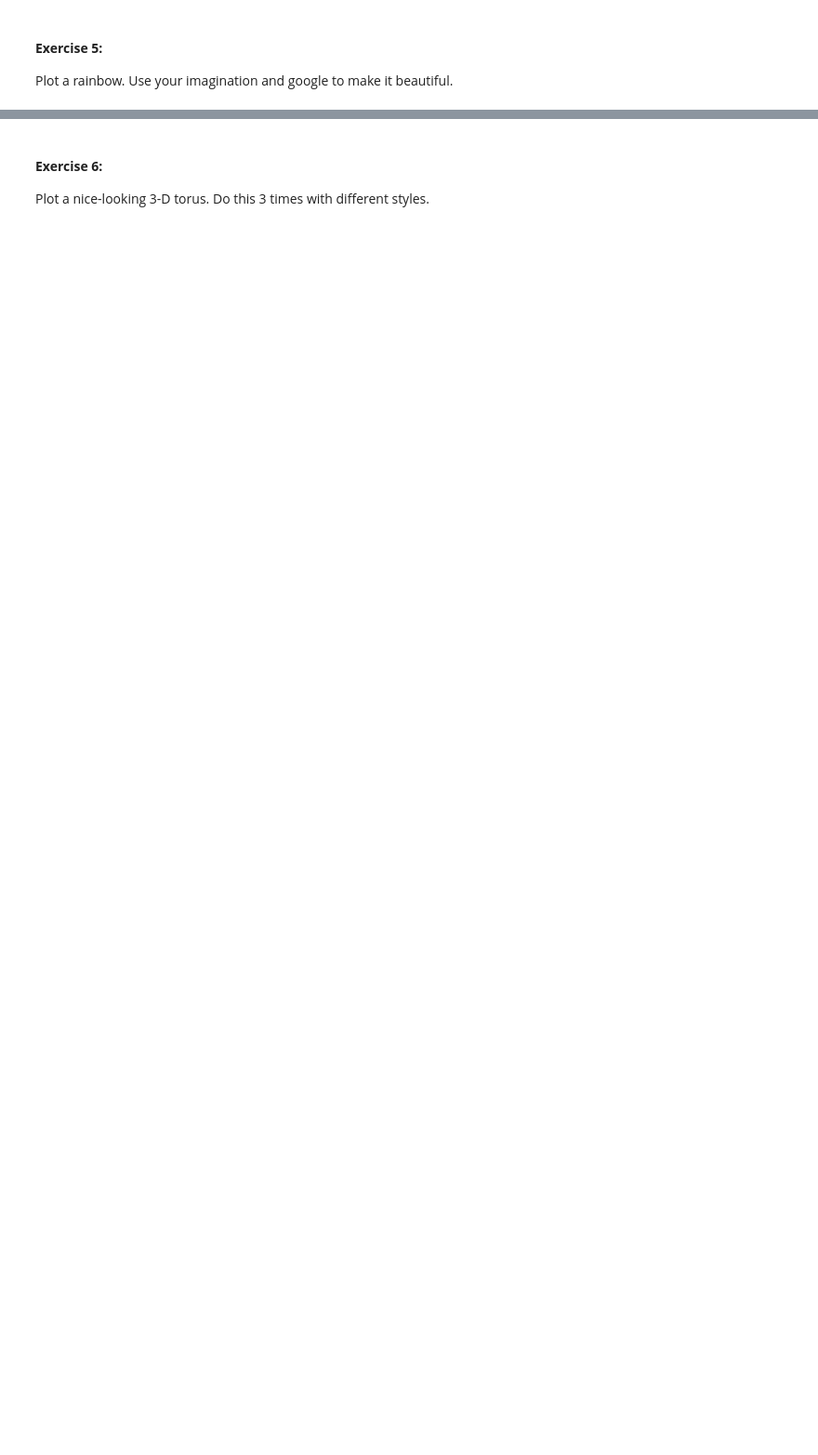
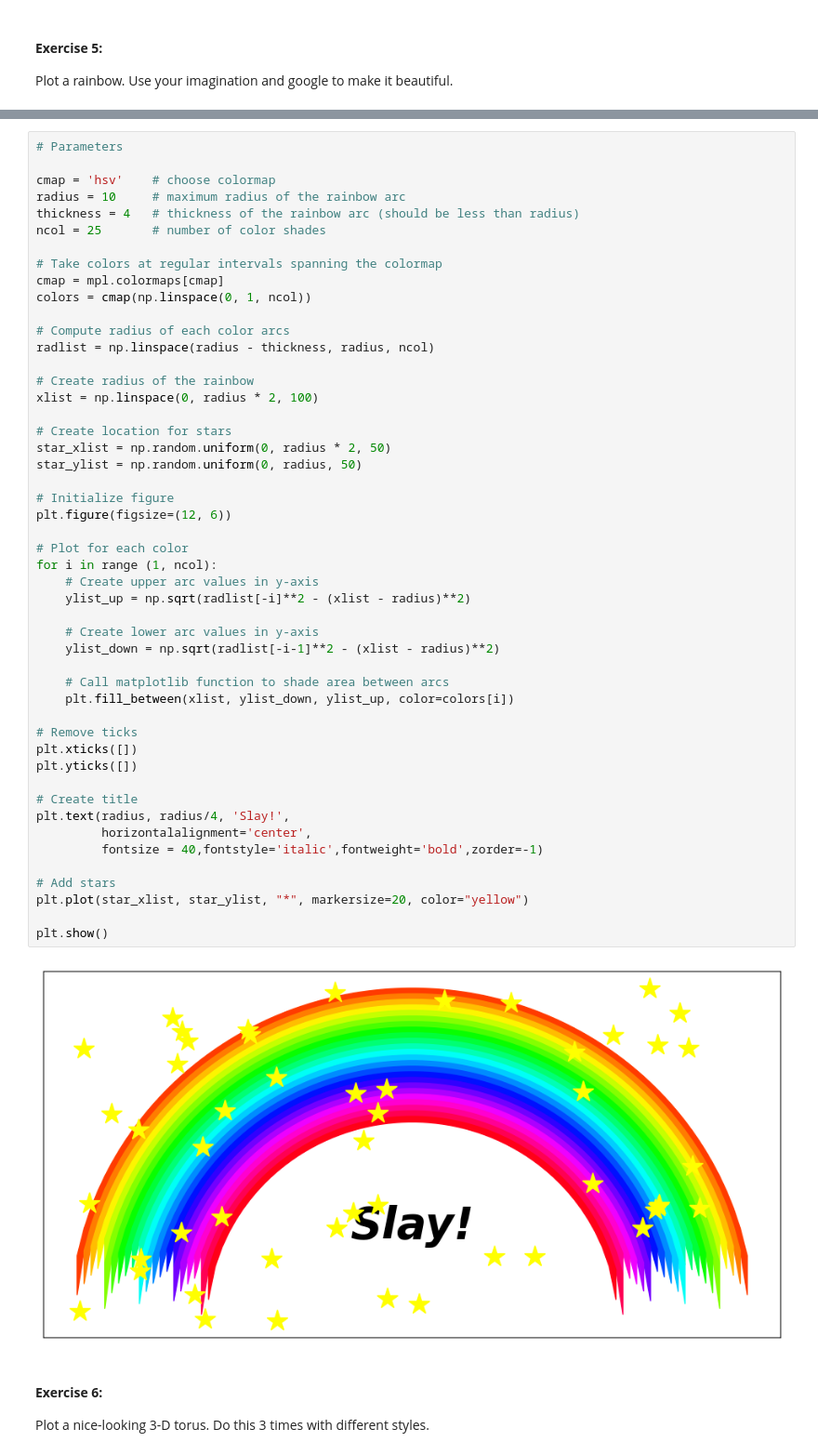
Before and after one commit to nathasya-abenita/ScientificPython_diploma26, a Jupyter notebook: Exercises2-3-4.ipynb, the cells around one changed output, grey strips where cells are left out. Shown at 93% size. Cells and saved outputs as stored; diff of their text form; blank space fills up the shorter version.

```diff
--- a/Exercises2-3-4.ipynb
+++ b/Exercises2-3-4.ipynb
@@ -65,3 +208,54 @@ Plot a rainbow. Use your imagination and google to make it beautiful.
+# %%
+# Parameters
+
+cmap = 'hsv'    # choose colormap
+radius = 10     # maximum radius of the rainbow arc
+thickness = 4   # thickness of the rainbow arc (should be less than radius)
+ncol = 25       # number of color shades
+
+# Take colors at regular intervals spanning the colormap
+cmap = mpl.colormaps[cmap]
+colors = cmap(np.linspace(0, 1, ncol))
+
+# Compute radius of each color arcs
+radlist = np.linspace(radius - thickness, radius, ncol)
+
+# Create radius of the rainbow
+xlist = np.linspace(0, radius * 2, 100)
+
+# Create location for stars
+star_xlist = np.random.uniform(0, radius * 2, 50)
+star_ylist = np.random.uniform(0, radius, 50)
+
+# Initialize figure
+plt.figure(figsize=(12, 6))
+
+# Plot for each color
+for i in range (1, ncol):
+    # Create upper arc values in y-axis
+    ylist_up = np.sqrt(radlist[-i]**2 - (xlist - radius)**2)
+
+    # Create lower arc values in y-axis
+    ylist_down = np.sqrt(radlist[-i-1]**2 - (xlist - radius)**2)
+
+    # Call matplotlib function to shade area between arcs
+    plt.fill_between(xlist, ylist_down, ylist_up, color=colors[i])
+
+# Remove ticks
+plt.xticks([])
+plt.yticks([])
+
+# Create title
+plt.text(radius, radius/4, 'Slay!',
+         horizontalalignment='center',
+         fontsize = 40,fontstyle='italic',fontweight='bold',zorder=-1)
+
+# Add stars
+plt.plot(star_xlist, star_ylist, "*", markersize=20, color="yellow")
+
+plt.show()
+# %% [output]
+[figure, added]
 # %% [markdown]
 #### **Exercise 6:**
 
```
Also changed, not shown: parts of 26 cells of this notebook, 2 other files.
